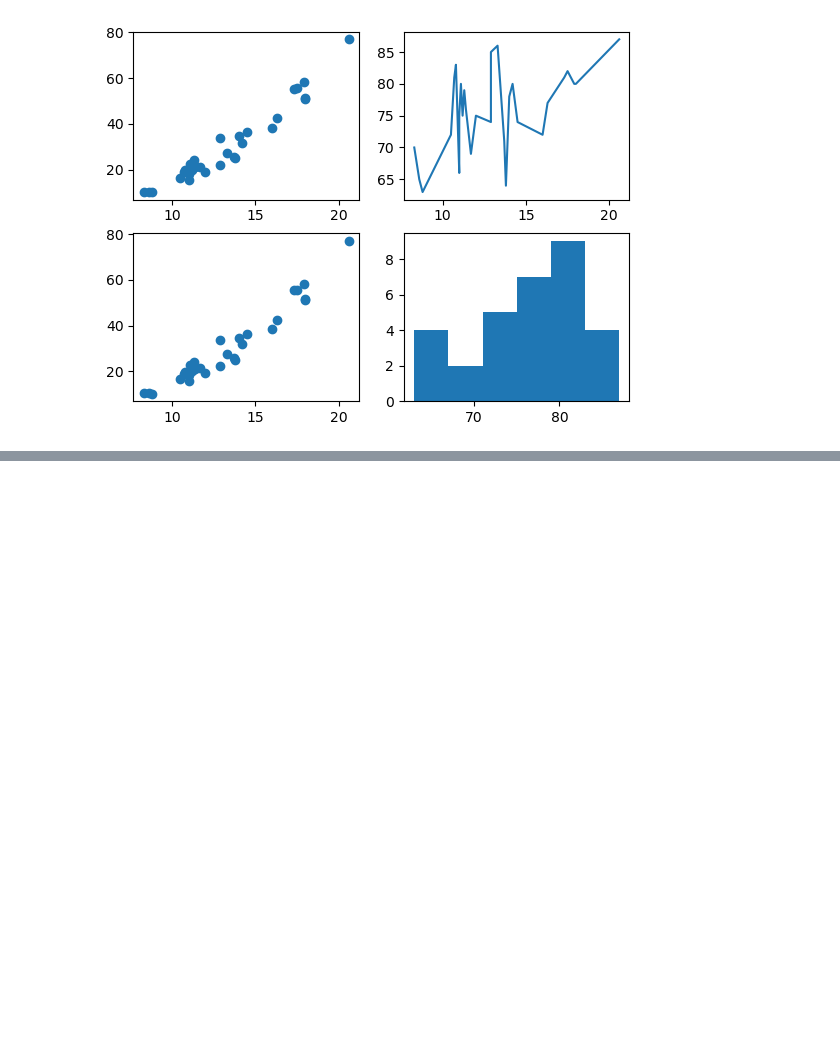
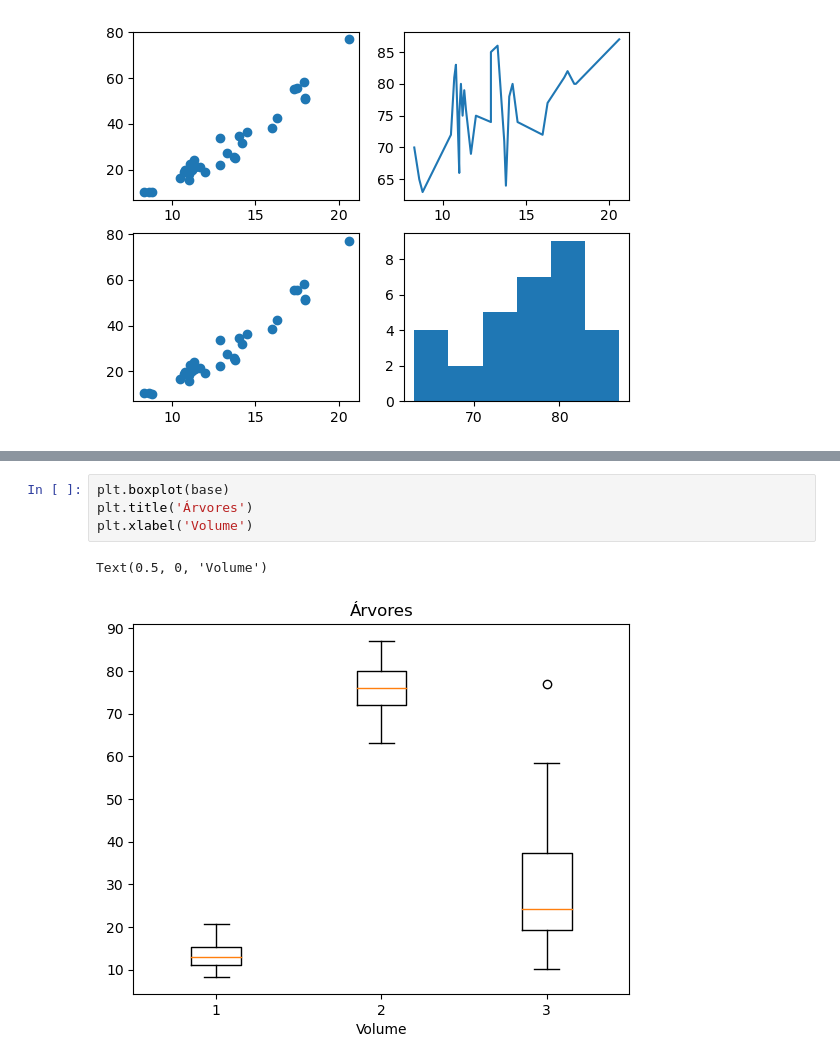
Before and after one commit to eduardonicioli/mineracao_dados, a Jupyter notebook: visualizacao.ipynb, the cells around one changed output, grey strips where cells are left out. Drawn from its saved outputs; the diff is of its cells as text; blank space fills up the shorter version.

```diff
--- a/visualizacao.ipynb
+++ b/visualizacao.ipynb
@@ -84,0 +92,7 @@ plt.hist(base.iloc[:,1], bins=6)
+# %%
+plt.boxplot(base)
+plt.title('Árvores')
+plt.xlabel('Volume')
+# %% [output]
+Text(0.5, 0, 'Volume')
+[figure, added]
```
Also changed, not shown: parts of 3 cells of this notebook, 3 other files.
